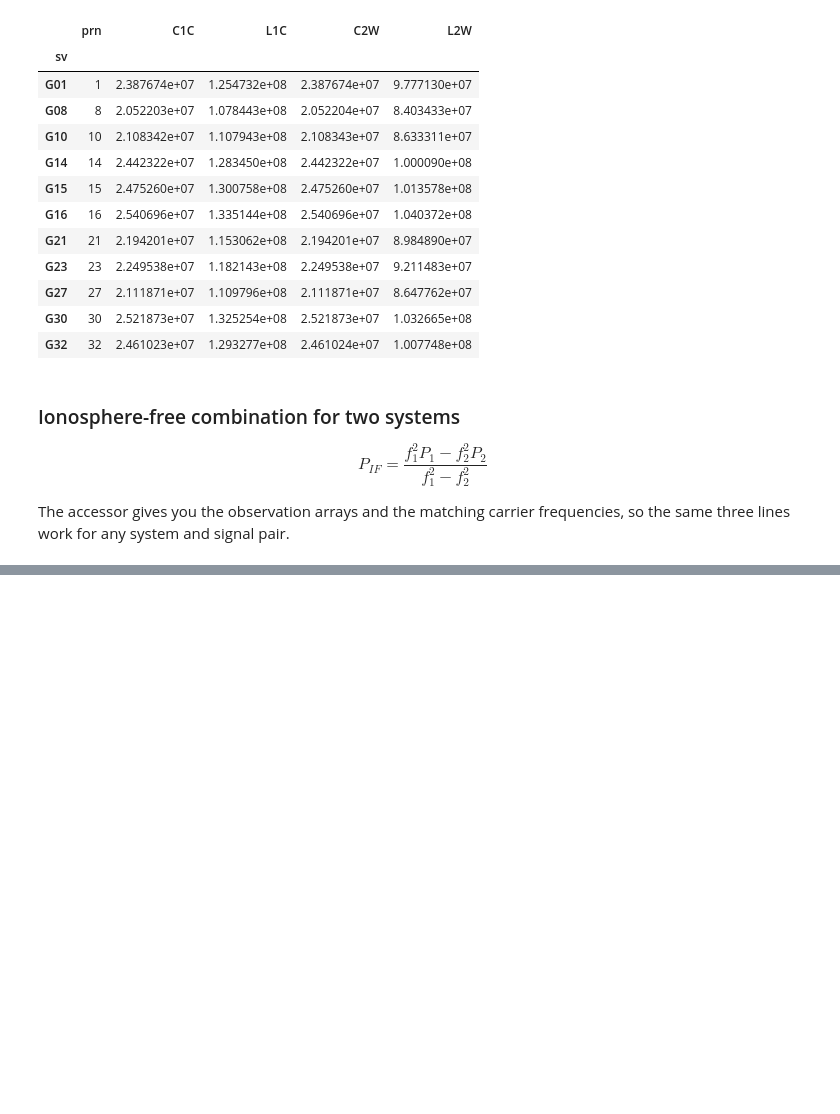
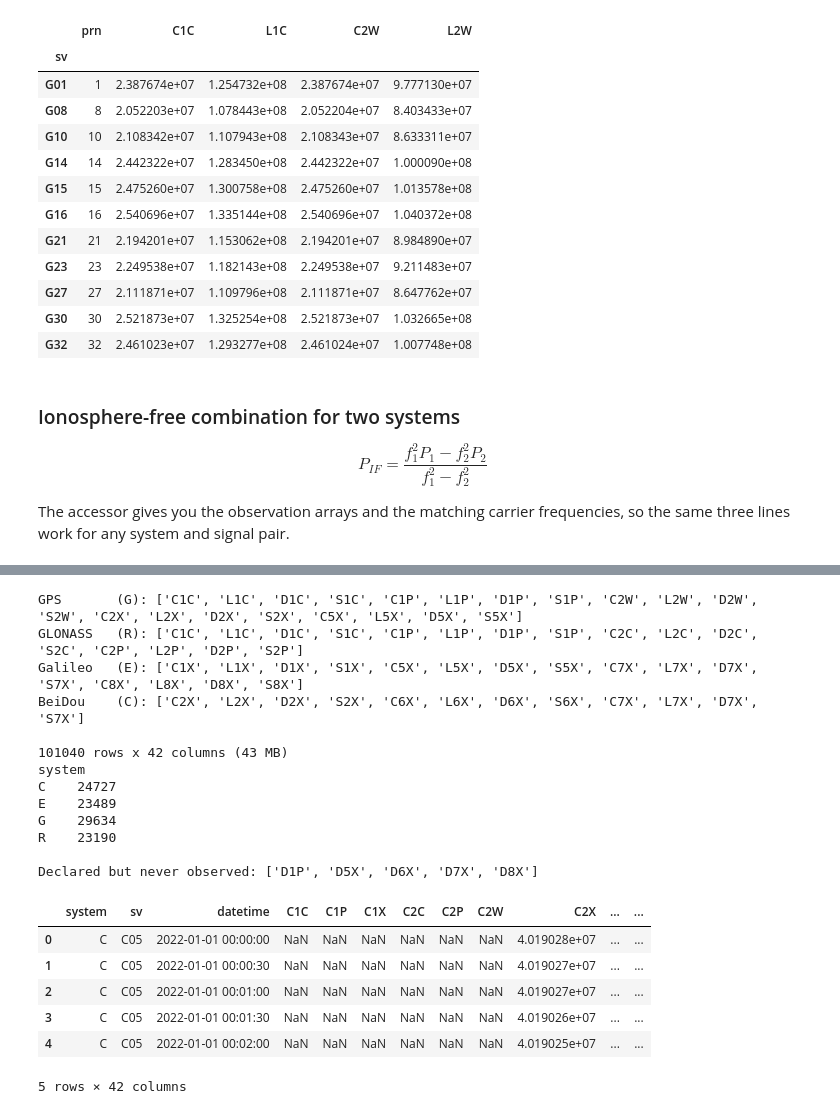
Before and after one commit to paarnes/GNSS_Multipath_Analysis_Software, a Jupyter notebook: src/Examples_on_how_to_run_it.ipynb, the cells around one changed output, grey strips where cells are left out. Drawn from its saved outputs; the diff is of its cells as text; code cells hidden in the pictures; blank space fills up the shorter version.

```diff
--- a/src/Examples_on_how_to_run_it.ipynb
+++ b/src/Examples_on_how_to_run_it.ipynb
@@ -508,0 +572,41 @@ for system, code1, code2 in [('G', 'C1C', 'C2W'), ('E', 'C1X', 'C5X')]:
+# %%
+for sys_code in obs.systems:
+    print(f"{obs[sys_code].system_name:9s} ({sys_code}): {obs[sys_code].codes}")
+
+# 'system' must be part of the index, since PRN numbers repeat across constellations
+df_all = (obs.to_dataframe()
+             .pivot(index=['system', 'sv', 'datetime'], columns='code', values='value')
+             .reset_index()
+             .rename_axis(columns=None))
+
+print(f"\n{df_all.shape[0]} rows x {df_all.shape[1]} columns "
+      f"({df_all.memory_usage(deep=True).sum() / 1e6:.0f} MB)")
+print(df_all.groupby('system').size().to_string())
+
+# Codes declared in the header but never observed are dropped entirely.
+# Use obs.to_dataframe(dropna=False) to keep them as empty columns.
+declared = {c for s in obs.systems for c in obs[s].codes}
+print("\nDeclared but never observed:", sorted(declared - set(df_all.columns)))
+
+df_all.head()
+# %% [output]
+GPS       (G): ['C1C', 'L1C', 'D1C', 'S1C', 'C1P', 'L1P', 'D1P', 'S1P', 'C2W', 'L2W', 'D2W', 'S2W', 'C2X', 'L2X', 'D2X', 'S2X', 'C5X', 'L5X', 'D5X', 'S5X']
+GLONASS   (R): ['C1C', 'L1C', 'D1C', 'S1C', 'C1P', 'L1P', 'D1P', 'S1P', 'C2C', 'L2C', 'D2C', 'S2C', 'C2P', 'L2P', 'D2P', 'S2P']
+Galileo   (E): ['C1X', 'L1X', 'D1X', 'S1X', 'C5X', 'L5X', 'D5X', 'S5X', 'C7X', 'L7X', 'D7X', 'S7X', 'C8X', 'L8X', 'D8X', 'S8X']
+BeiDou    (C): ['C2X', 'L2X', 'D2X', 'S2X', 'C6X', 'L6X', 'D6X', 'S6X', 'C7X', 'L7X', 'D7X', 'S7X']
+
+101040 rows x 42 columns (43 MB)
+system
+C    24727
+E    23489
+G    29634
+R    23190
+
+Declared but never observed: ['D1P', 'D5X', 'D6X', 'D7X', 'D8X']
+|  | system | sv | datetime | C1C | C1P | C1X | C2C | C2P | C2W | C2X | ... | ... |
+| 0 | C | C05 | 2022-01-01 00:00:00 | NaN | NaN | NaN | NaN | NaN | NaN | 4.019028e+07 | ... | ... |
+| 1 | C | C05 | 2022-01-01 00:00:30 | NaN | NaN | NaN | NaN | NaN | NaN | 4.019027e+07 | ... | ... |
+| 2 | C | C05 | 2022-01-01 00:01:00 | NaN | NaN | NaN | NaN | NaN | NaN | 4.019027e+07 | ... | ... |
+| 3 | C | C05 | 2022-01-01 00:01:30 | NaN | NaN | NaN | NaN | NaN | NaN | 4.019026e+07 | ... | ... |
+| 4 | C | C05 | 2022-01-01 00:02:00 | NaN | NaN | NaN | NaN | NaN | NaN | 4.019025e+07 | ... | ... |
+5 rows × 42 columns
```
Also changed, not shown: parts of 6 cells of this notebook, 8 other files.
